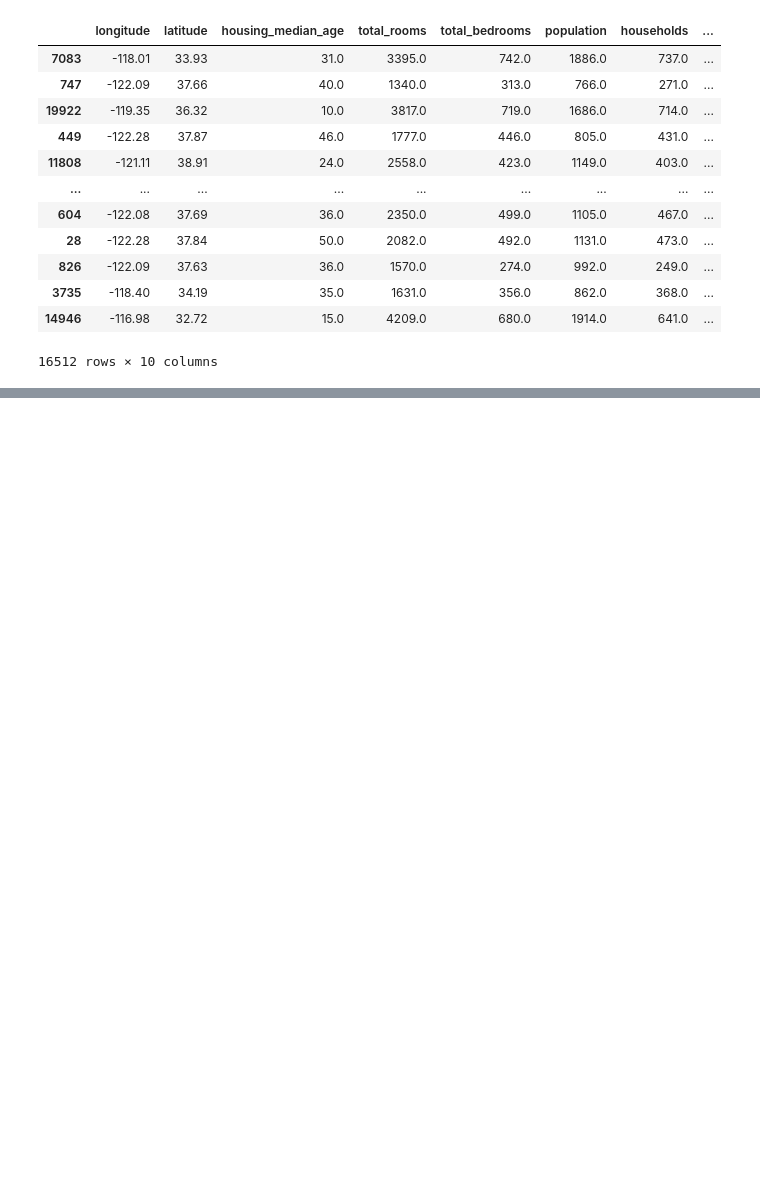
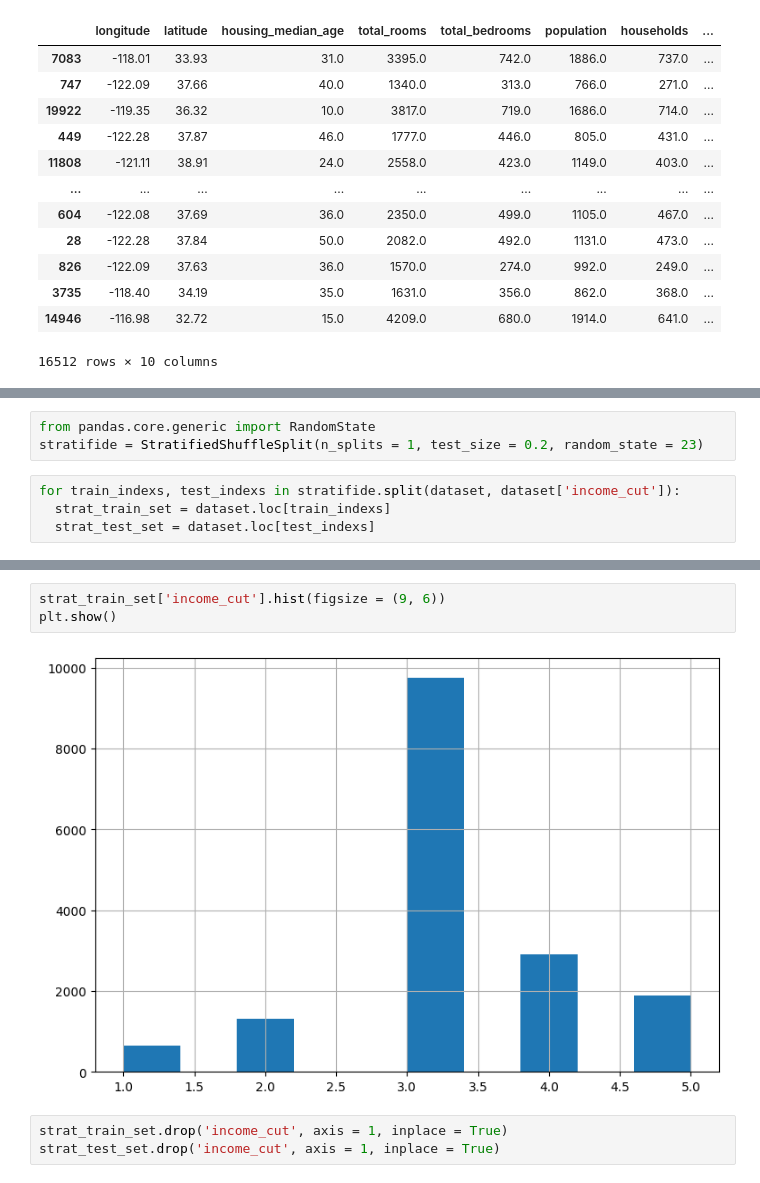
Before and after one commit to Shermukhammat/Mohirdev_Data_Science_praktikum, a Jupyter notebook: ML/scikit-learn1.ipynb, the cells around one changed output, grey strips where cells are left out. Saved outputs shown, nothing was run; the diff lists cells and outputs as text; blank space fills up the shorter version.

Commit message:
I have finished balenced train, test split lesson

```diff
--- a/ML/scikit-learn1.ipynb
+++ b/ML/scikit-learn1.ipynb
@@ -132,0 +161,7 @@ train_set
+# %%
+from pandas.core.generic import RandomState
+stratifide = StratifiedShuffleSplit(n_splits = 1, test_size = 0.2, random_state = 23)
+# %%
+for train_indexs, test_indexs in stratifide.split(dataset, dataset['income_cut']):
+  strat_train_set = dataset.loc[train_indexs]
+  strat_test_set = dataset.loc[test_indexs]
@@ -132,0 +205,8 @@ train_set
+# %%
+strat_train_set['income_cut'].hist(figsize = (9, 6))
+plt.show()
+# %% [output]
+[figure, added]
+# %%
+strat_train_set.drop('income_cut', axis = 1, inplace = True)
+strat_test_set.drop('income_cut', axis = 1, inplace = True)
```
Also changed, not shown: parts of 8 cells of this notebook.
